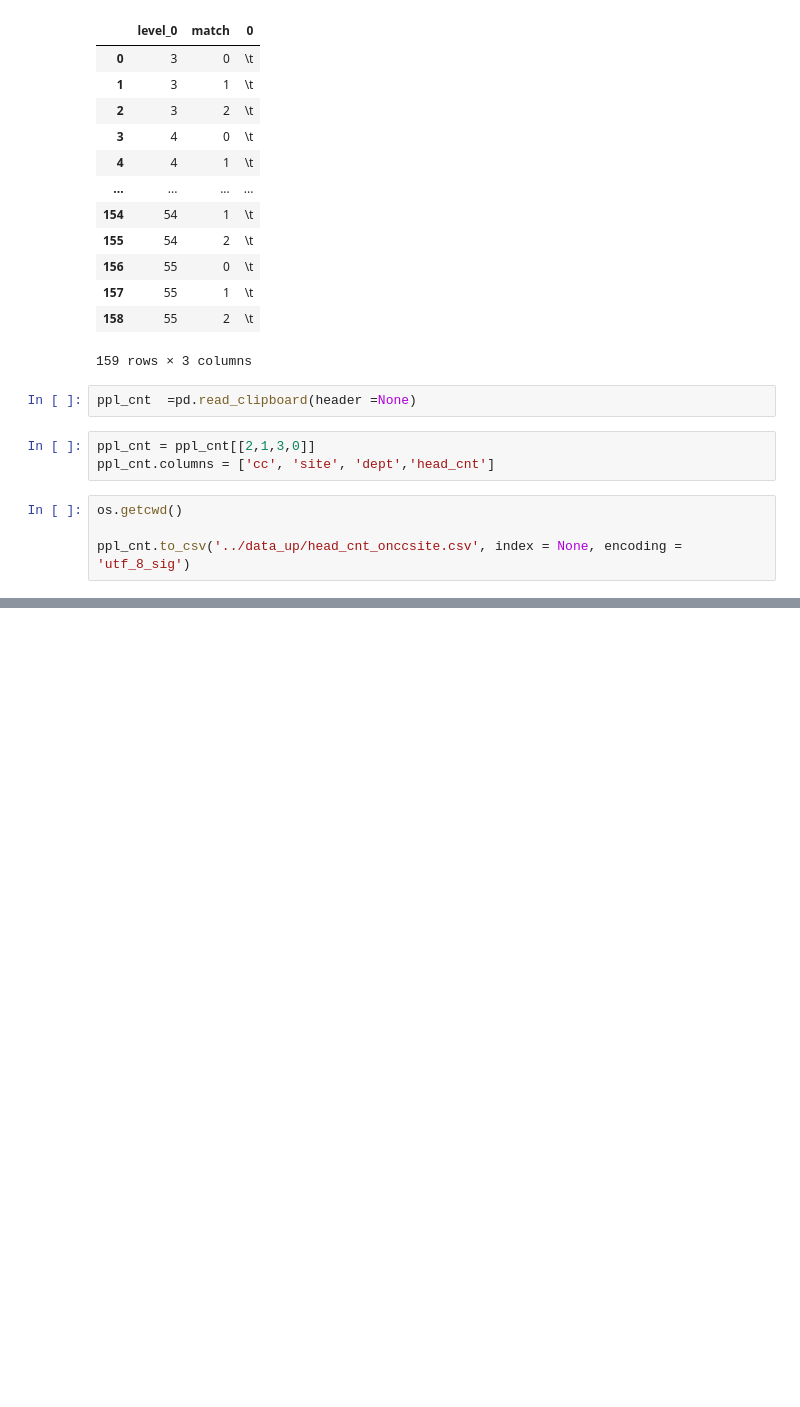
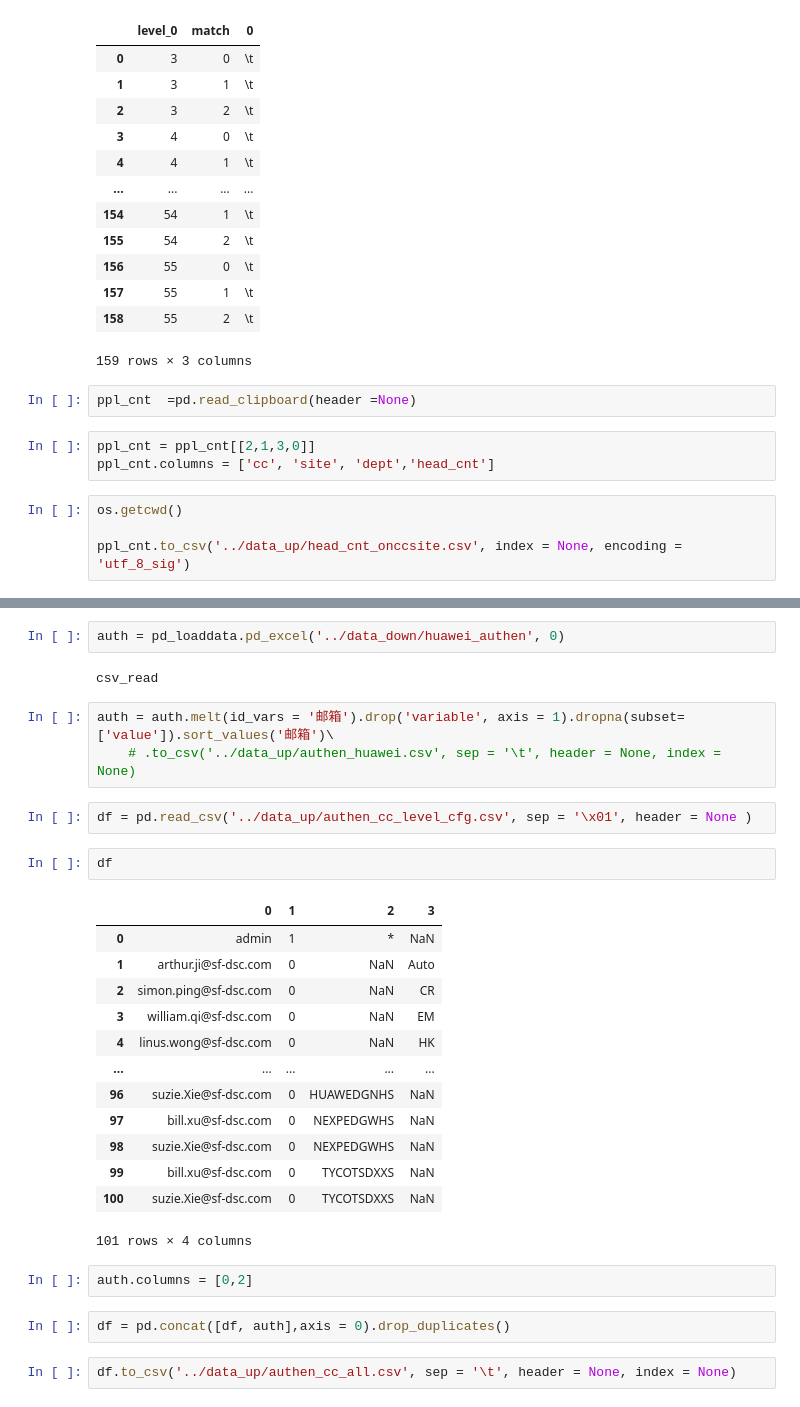
Before and after one commit to fyenne/play11_huawei, a Jupyter notebook: script/huawei2.ipynb, the cells around one changed output, grey strips where cells are left out. Drawn from its saved outputs; the diff is of its cells as text; blank space fills up the shorter version.

```diff
--- a/script/huawei2.ipynb
+++ b/script/huawei2.ipynb
@@ -114,0 +125,31 @@ ppl_cnt.to_csv('../data_up/head_cnt_onccsite.csv', index = None, encoding = 'utf
+# %%
+auth = pd_loaddata.pd_excel('../data_down/huawei_authen', 0)
+# %% [output]
+csv_read
+# %%
+auth = auth.melt(id_vars = '邮箱').drop('variable', axis = 1).dropna(subset=['value']).sort_values('邮箱')\
+    # .to_csv('../data_up/authen_huawei.csv', sep = '\t', header = None, index = None)
+# %%
+df = pd.read_csv('../data_up/authen_cc_level_cfg.csv', sep = '\x01', header = None )
+# %%
+df
+# %% [output]
+|  | 0 | 1 | 2 | 3 |
+| 0 | admin | 1 | * | NaN |
+| 1 | arthur.ji@sf-dsc.com | 0 | NaN | Auto |
+| 2 | simon.ping@sf-dsc.com | 0 | NaN | CR |
+| 3 | william.qi@sf-dsc.com | 0 | NaN | EM |
+| 4 | linus.wong@sf-dsc.com | 0 | NaN | HK |
+| ... | ... | ... | ... | ... |
+| 96 | suzie.Xie@sf-dsc.com | 0 | HUAWEDGNHS | NaN |
+| 97 | bill.xu@sf-dsc.com | 0 | NEXPEDGWHS | NaN |
+| 98 | suzie.Xie@sf-dsc.com | 0 | NEXPEDGWHS | NaN |
+| 99 | bill.xu@sf-dsc.com | 0 | TYCOTSDXXS | NaN |
+| 100 | suzie.Xie@sf-dsc.com | 0 | TYCOTSDXXS | NaN |
+101 rows × 4 columns
+# %%
+auth.columns = [0,2]
+# %%
+df = pd.concat([df, auth],axis = 0).drop_duplicates()
+# %%
+df.to_csv('../data_up/authen_cc_all.csv', sep = '\t', header = None, index = None)
```
Also changed, not shown: parts of 2 cells of this notebook, 1 other file.
